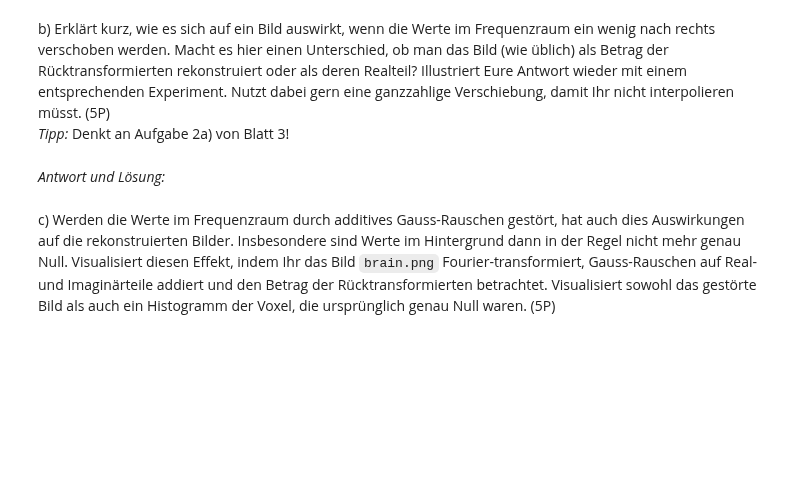
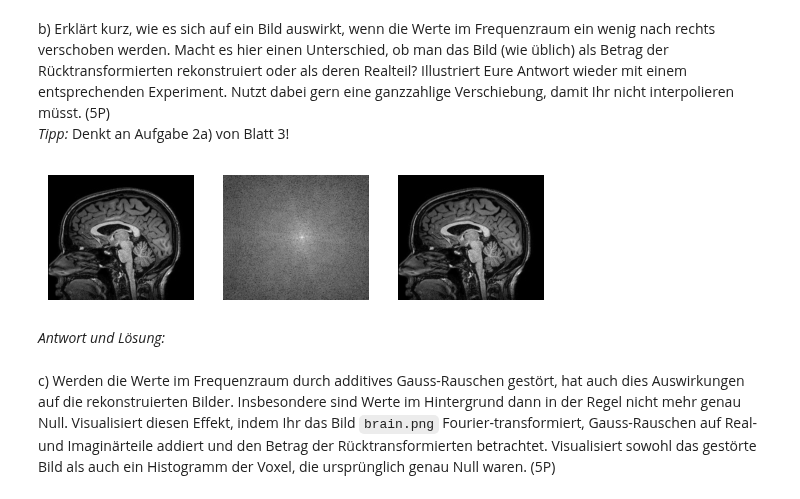
Before and after one commit to TimNogga/MedizinischeBildAnalyseBonn, a Jupyter notebook: mba-06/mba-06.ipynb, the cells around one changed output. Saved outputs shown, nothing was run; the diff lists cells and outputs as text; code cells hidden in the pictures; blank space fills up the shorter version.

```diff
--- a/mba-06/mba-06.ipynb
+++ b/mba-06/mba-06.ipynb
@@ -241,6 +257,28 @@ _Antwort und Lösung:_
 # %% [markdown]
 b) Erklärt kurz, wie es sich auf ein Bild auswirkt, wenn die Werte im Frequenzraum ein wenig nach rechts verschoben werden. Macht es hier einen Unterschied, ob man das Bild (wie üblich) als Betrag der Rücktransformierten rekonstruiert oder als deren Realteil? Illustriert Eure Antwort wieder mit einem entsprechenden Experiment. Nutzt dabei gern eine ganzzahlige Verschiebung, damit Ihr nicht interpolieren müsst. (5P)
 _Tipp:_ Denkt an Aufgabe 2a) von Blatt 3!
+# %%
+brain = ski.io.imread("brain.png", as_gray=True)
+transformed_image = scipy.fft.fft2(brain)
+shifted_image = np.fft.fftshift(transformed_image)
+shifted_image = np.roll(shifted_image, shift=10, axis=1)
+bad_retransformed_image = scipy.fft.ifft2(unshifted_image)
+
+# plt.subplot(1, 3, 1)
+# plt.imshow(brain, cmap="gray")
+# plt.axis("off")
+
+# plt.subplot(1, 3, 2)
+# plt.imshow(np.log(1 + np.abs(shifted_image)), cmap="gray")
+# plt.axis("off")
+
+# plt.subplot(1, 3, 3)
+# plt.imshow(np.abs(bad_retransformed_image), cmap="gray")
+# plt.axis("off")
+
+# plt.show()
+# %% [output]
+[figure, added]
 # %% [markdown]
 _Antwort und Lösung:_
 # %% [markdown]
```
Also changed, not shown: parts of 11 cells of this notebook.
